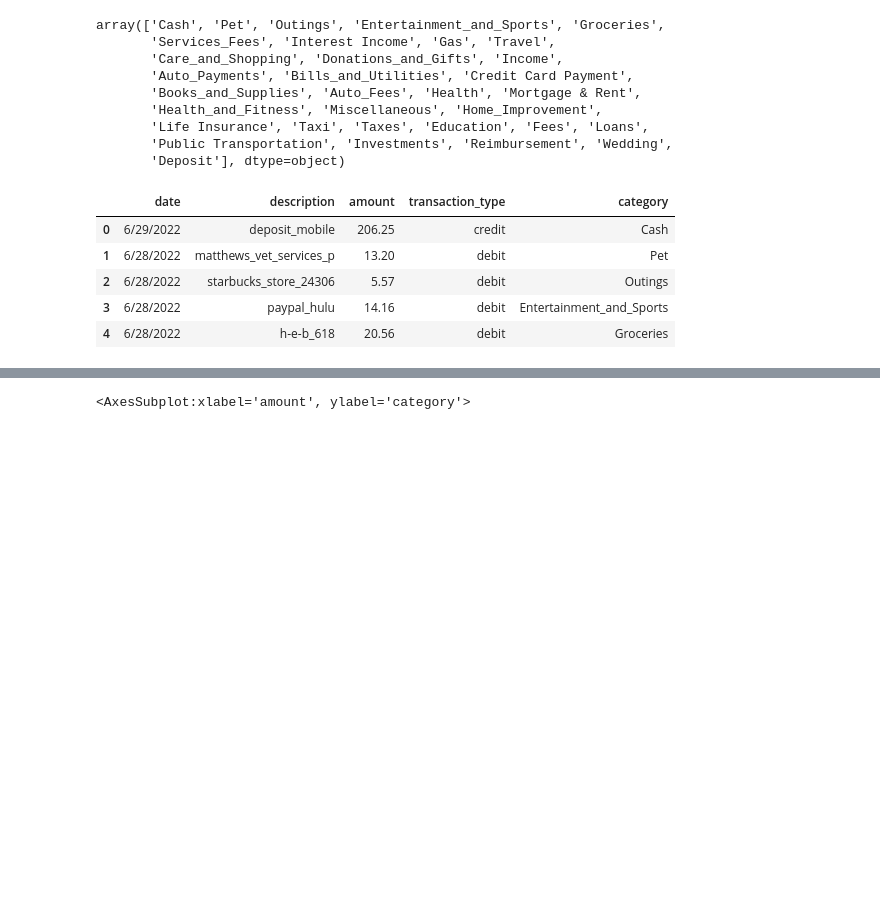
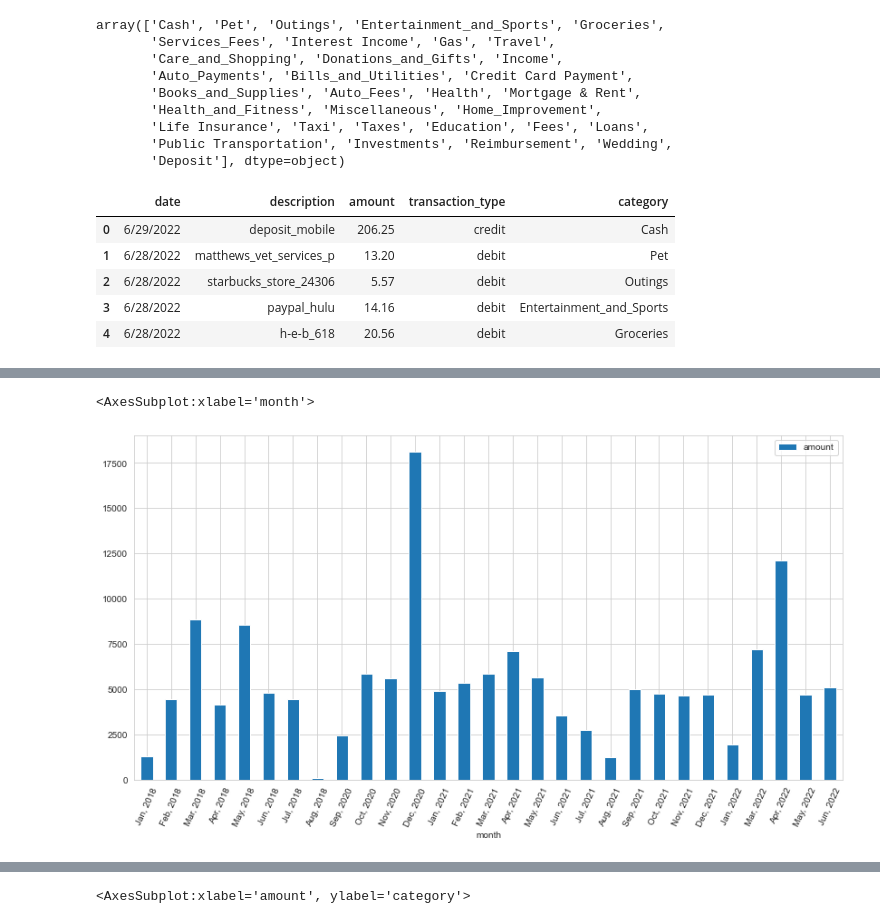
Before and after one commit to Severina7/personal_project, a Jupyter notebook: personal_project.ipynb, the cells around one changed output, grey strips where cells are left out. Cells and saved outputs as stored; diff of their text form; code cells hidden in the pictures; blank space fills up the shorter version.

```diff
--- a/personal_project.ipynb
+++ b/personal_project.ipynb
@@ -704,0 +607,2 @@ transactions.head()
+# %%
+income['month'] = income.index.strftime('%b, %Y')
@@ -704,0 +619,8 @@ transactions.head()
+# %%
+income.loc['Jan, 2018':'Jun, 2022'].groupby('month', sort=False).amount.sum().plot(kind='bar',
+                                                             figsize=(14, 7),
+                                                             legend=True,
+                                                             rot=65)
+# %% [output]
+<AxesSubplot:xlabel='month'>
+[figure, added]
```
Also changed, not shown: parts of 76 cells of this notebook.
